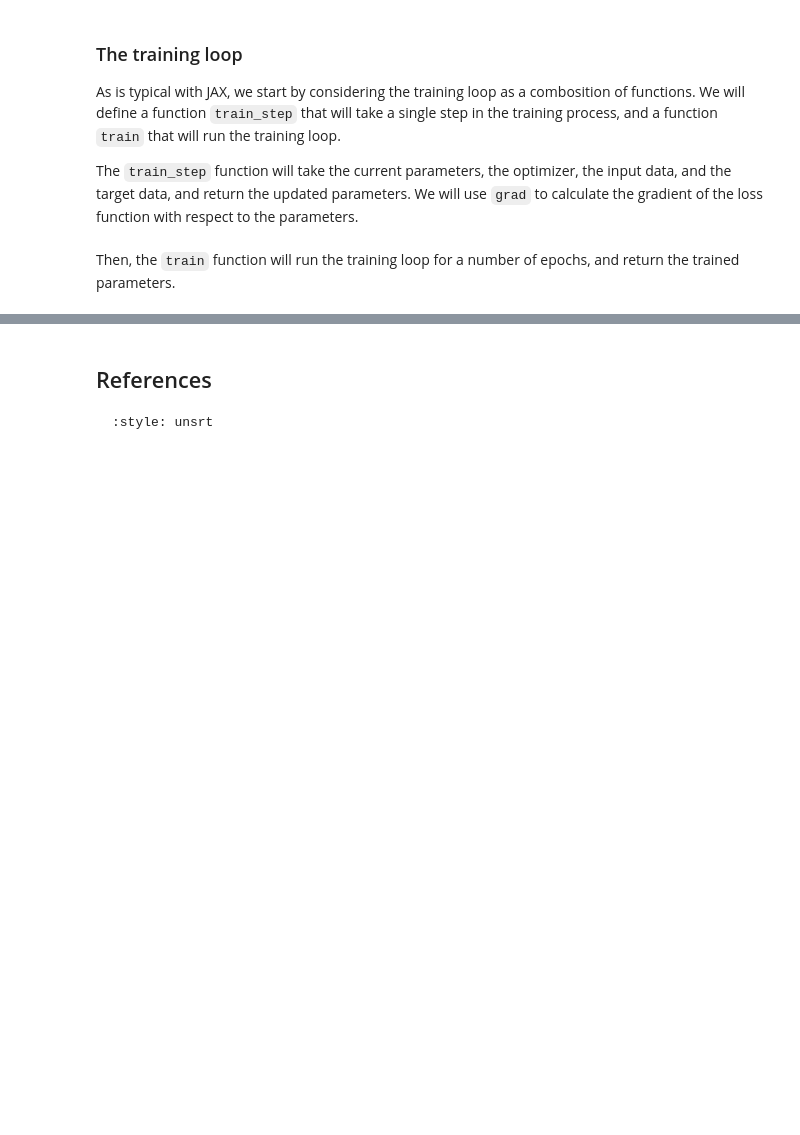
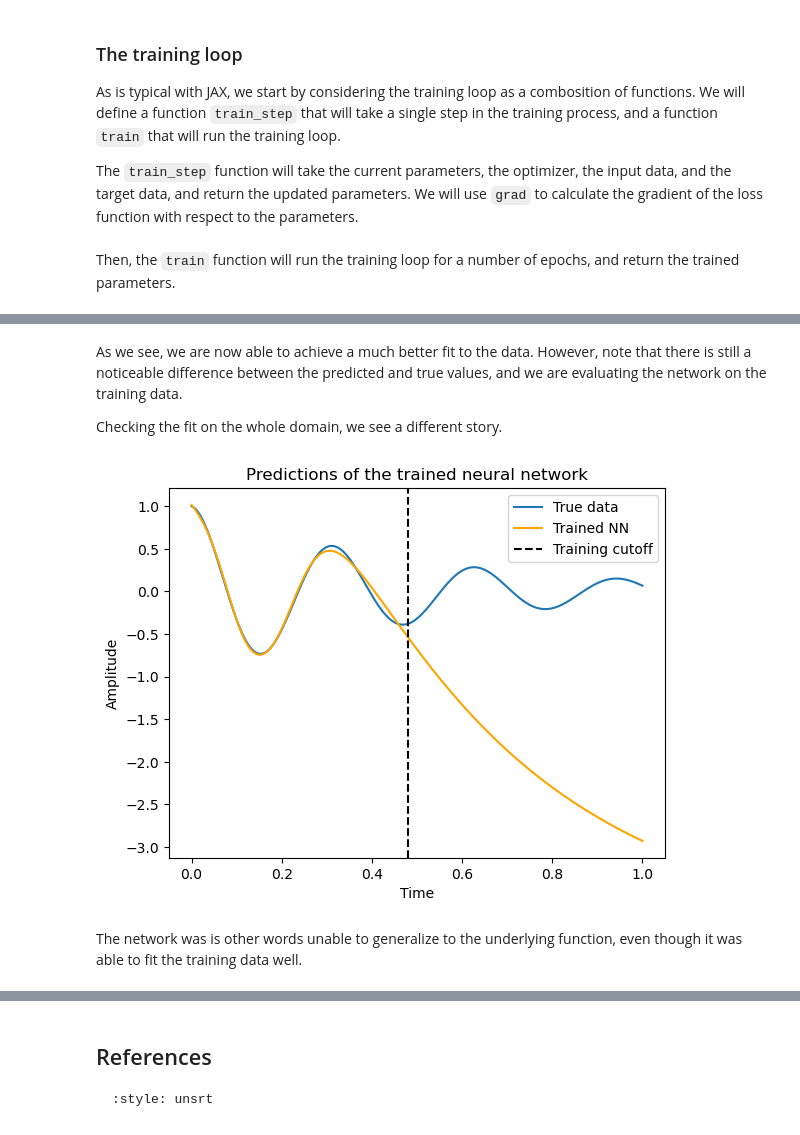
Before and after one commit to augustfe/jax-intro, a Jupyter notebook: jax_intro/notebooks/03_a_first_nn.ipynb, the cells around one changed output, grey strips where cells are left out. Saved outputs shown, nothing was run; the diff lists cells and outputs as text; code cells hidden in the pictures; blank space fills up the shorter version.

```diff
--- a/jax_intro/notebooks/03_a_first_nn.ipynb
+++ b/jax_intro/notebooks/03_a_first_nn.ipynb
@@ -248,0 +276,17 @@ Epoch 9000, loss: 0.00
+# %% [markdown]
+As we see, we are now able to achieve a much better fit to the data. However, note that there is still a noticeable difference between the predicted and true values, and we are evaluating the network on the training data.
+
+Checking the fit on the whole domain, we see a different story.
+# %%
+plt.plot(t, y, label="True data")
+plt.plot(t, nn(params_trained, t), color="orange", label="Trained NN")
+plt.axvline(t_data[-1], color="k", linestyle="--", label="Training cutoff")
+plt.legend()
+plt.xlabel("Time")
+plt.ylabel("Amplitude")
+plt.title("Predictions of the trained neural network")
+plt.show()
+# %% [output]
+[figure, added]
+# %% [markdown]
+The network was is other words unable to generalize to the underlying function, even though it was able to fit the training data well.
```
Also changed, not shown: parts of 6 cells of this notebook, 1 other file.
